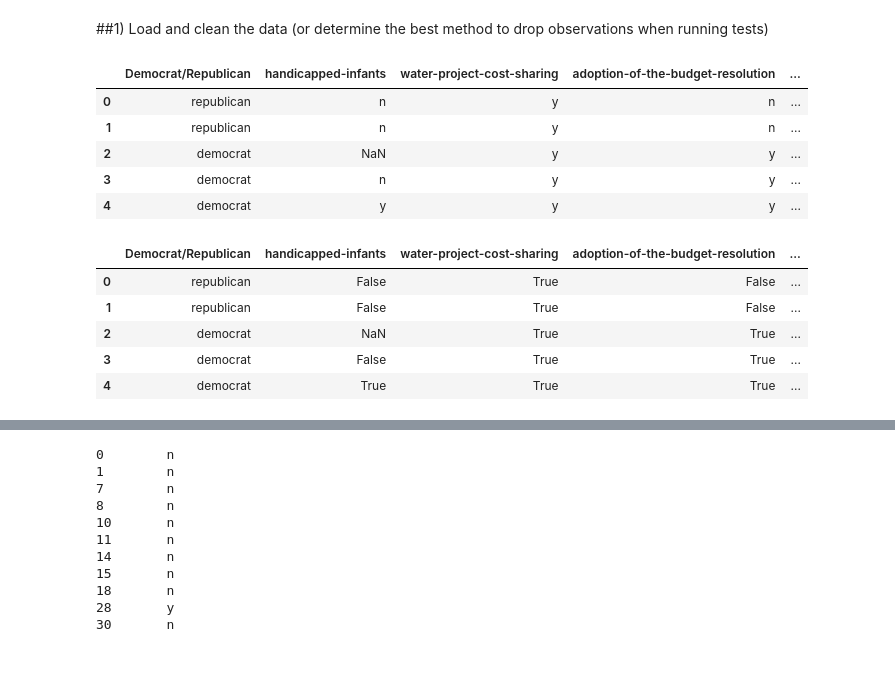
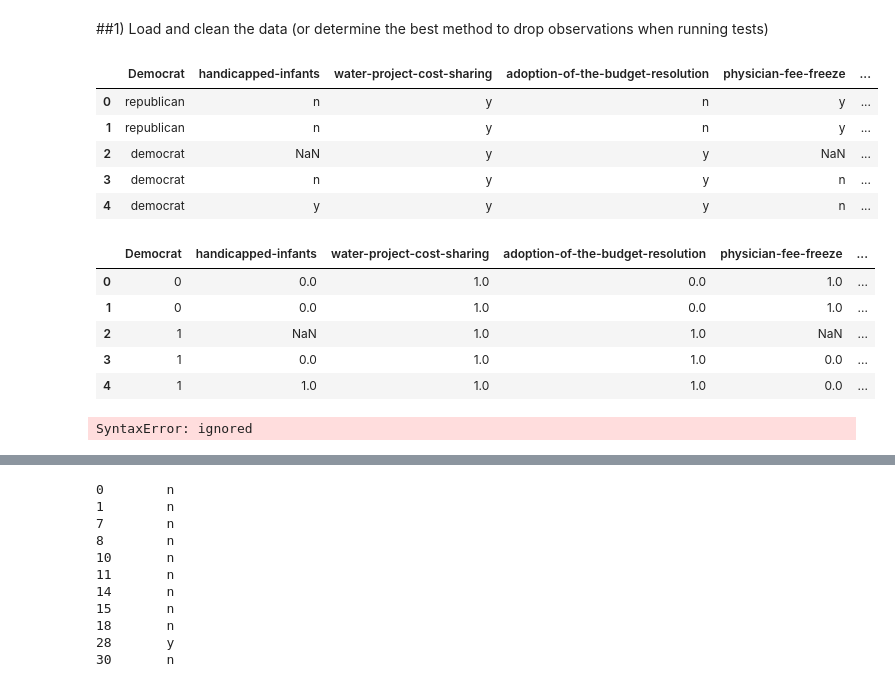
Before and after one commit to AdrianduPlessis/DS-Unit-1-Sprint-3-Statistical-Tests-and-Experiments, a Jupyter notebook: module1-statistics-probability-and-inference/LS_DS_131_Statistics_Probability_Assignment.ipynb, the cells around one changed output, grey strips where cells are left out. Drawn from its saved outputs; the diff is of its cells as text; code cells hidden in the pictures.

```diff
--- a/module1-statistics-probability-and-inference/LS_DS_131_Statistics_Probability_Assignment.ipynb
+++ b/module1-statistics-probability-and-inference/LS_DS_131_Statistics_Probability_Assignment.ipynb
@@ -34,7 +34,7 @@ from scipy.stats import ttest_ind, ttest_ind_from_stats, ttest_rel
 # %% [markdown]
 ##1) Load and clean the data (or determine the best method to drop observations when running tests)
 # %%
-headings = ['Democrat/Republican',
+headings = ['Democrat',
             'handicapped-infants',
             'water-project-cost-sharing',
             'adoption-of-the-budget-resolution',
@@ -44,60 +44,60 @@ headings = ['Democrat/Republican',
             'anti-satellite-test-ban',
             'aid-to-nicaraguan-contras',
             'mx-missile',
             'immigration',
             'synfuels-corporation-cutback',
             'education-spending',
             'superfund-right-to-sue',
             'crime',
             'duty-free-exports',
             'export-administration-act-south-africa']
 
 voting_issues = ['handicapped-infants',
             'water-project-cost-sharing',
             'adoption-of-the-budget-resolution',
             'physician-fee-freeze',
             'el-salvador-aid',
             'religious-groups-in-schools',
             'anti-satellite-test-ban',
             'aid-to-nicaraguan-contras',
             'mx-missile',
             'immigration',
             'synfuels-corporation-cutback',
             'education-spending',
             'superfund-right-to-sue',
             'crime',
             'duty-free-exports',
             'export-administration-act-south-africa']
 dirty_df = pd.read_csv('https://archive.ics.uci.edu/ml/machine-learning-databases/voting-records/house-votes-84.data', header=None, names=headings, na_values='?')
 dirty_df.head()
 # %% [output]
-|  | Democrat/Republican | handicapped-infants | water-project-cost-sharing | adoption-of-the-budget-resolution | ... |
-| 0 | republican | n | y | n | ... |
-| 1 | republican | n | y | n | ... |
-| 2 | democrat | NaN | y | y | ... |
-| 3 | democrat | n | y | y | ... |
-| 4 | democrat | y | y | y | ... |
+|  | Democrat | handicapped-infants | water-project-cost-sharing | adoption-of-the-budget-resolution | physician-fee-freeze | ... |
+| 0 | republican | n | y | n | y | ... |
+| 1 | republican | n | y | n | y | ... |
+| 2 | democrat | NaN | y | y | NaN | ... |
+| 3 | democrat | n | y | y | n | ... |
+| 4 | democrat | y | y | y | n | ... |
 # %%
 #convert to bool values
-conversion_dict = {'n' : False, 'y' : True}
+conversion_dict = {'n' : 0, 'y' : 1, 'republican' : 0, 'democrat' : 1}
 
 bool_df = pd.DataFrame(columns=[headings])
-bool_df['Democrat/Republican'] = dirty_df['Democrat/Republican']
 
-for issue in voting_issues:
-  bool_df[issue] = dirty_df[issue].map(conversion_dict)
+for col in headings:
+  bool_df[col] = dirty_df[col].map(conversion_dict)
 
-##########Data types not changing arggggg!
-#change dem/rep col from obj to str
-#bool_df = bool_df.astype({'Democrat/Republican' : 'sting'})
-
-bool_df = bool_df.astype({'Democrat/Republican' : 'string', 'handicapped-infants' : 'bool'})
+#bool_df = bool_df.astype('int64')
 
 bool_df.head()
 # %% [output]
-|  | Democrat/Republican | handicapped-infants | water-project-cost-sharing | adoption-of-the-budget-resolution | ... |
-| 0 | republican | False | True | False | ... |
-| 1 | republican | False | True | False | ... |
-| 2 | democrat | NaN | True | True | ... |
-| 3 | democrat | False | True | True | ... |
-| 4 | democrat | True | True | True | ... |
+|  | Democrat | handicapped-infants | water-project-cost-sharing | adoption-of-the-budget-resolution | physician-fee-freeze | ... |
+| 0 | 0 | 0.0 | 1.0 | 0.0 | 1.0 | ... |
+| 1 | 0 | 0.0 | 1.0 | 0.0 | 1.0 | ... |
+| 2 | 1 | NaN | 1.0 | 1.0 | NaN | ... |
+| 3 | 1 | 0.0 | 1.0 | 1.0 | 0.0 | ... |
+| 4 | 1 | 1.0 | 1.0 | 1.0 | 0.0 | ... |
+# %%
+bool_df[bool_df['Democrat'] == 1]
+pd.pivot_table(bool_df, columns='Democrat', index='bool_df['Democrat'] == 1')
+# %% [output]
+SyntaxError: ignored
```
Also changed, not shown: parts of 4 cells of this notebook.
